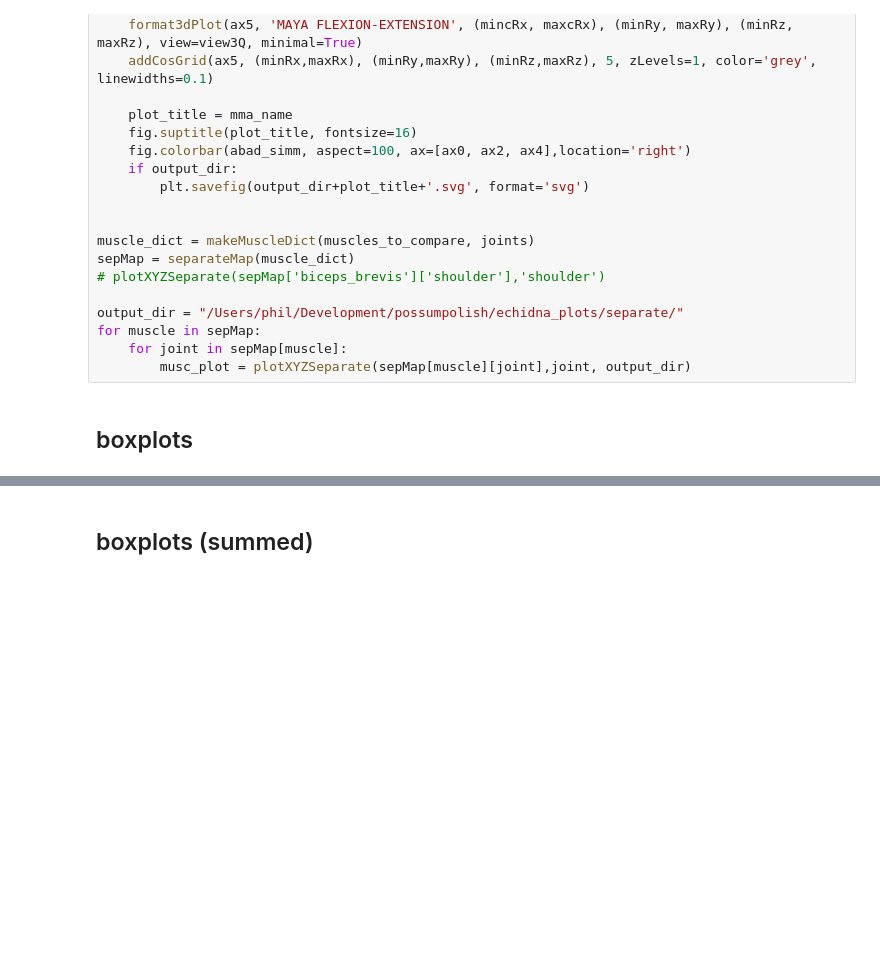
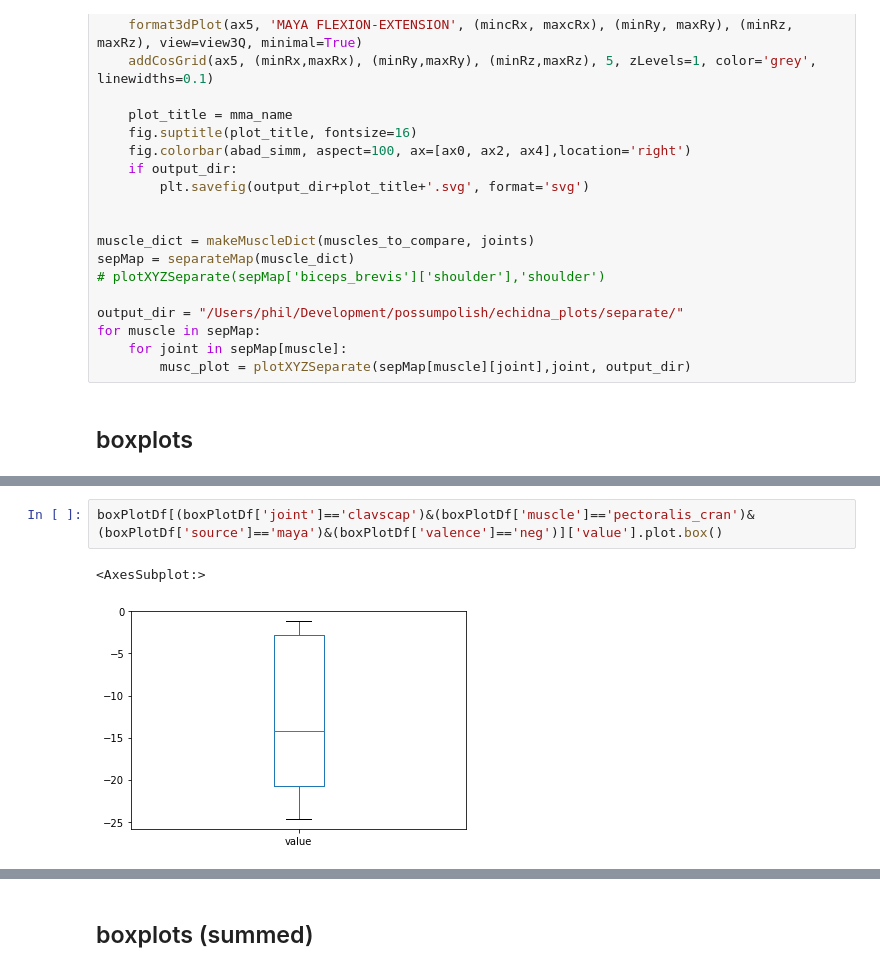
Before and after one commit to popscallion/possumpolish, a Jupyter notebook: Echidna3DPlots.ipynb, the cells around one changed output, grey strips where cells are left out. Cells and saved outputs as stored; diff of their text form; blank space fills up the shorter version.

```diff
--- a/Echidna3DPlots.ipynb
+++ b/Echidna3DPlots.ipynb
@@ -1269,0 +1292,5 @@ for muscle in muscles_to_compare:
+# %%
+boxPlotDf[(boxPlotDf['joint']=='clavscap')&(boxPlotDf['muscle']=='pectoralis_cran')&(boxPlotDf['source']=='maya')&(boxPlotDf['valence']=='neg')]['value'].plot.box()
+# %% [output]
+<AxesSubplot:>
+[figure, added]
```
Also changed, not shown: parts of 6 cells of this notebook, 8 other files.
